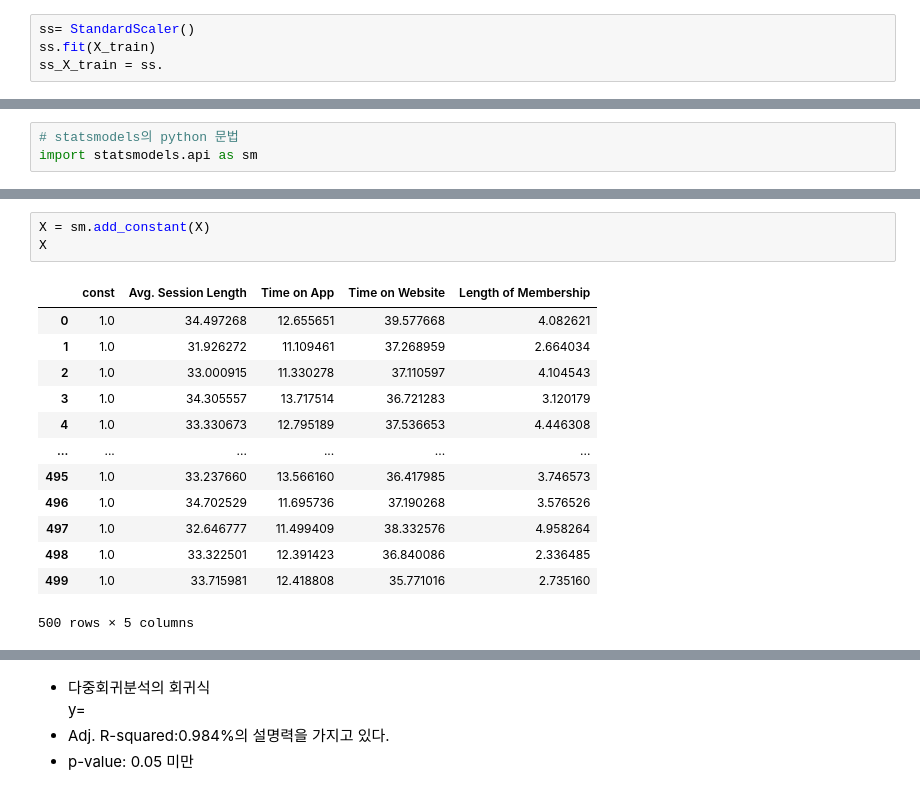
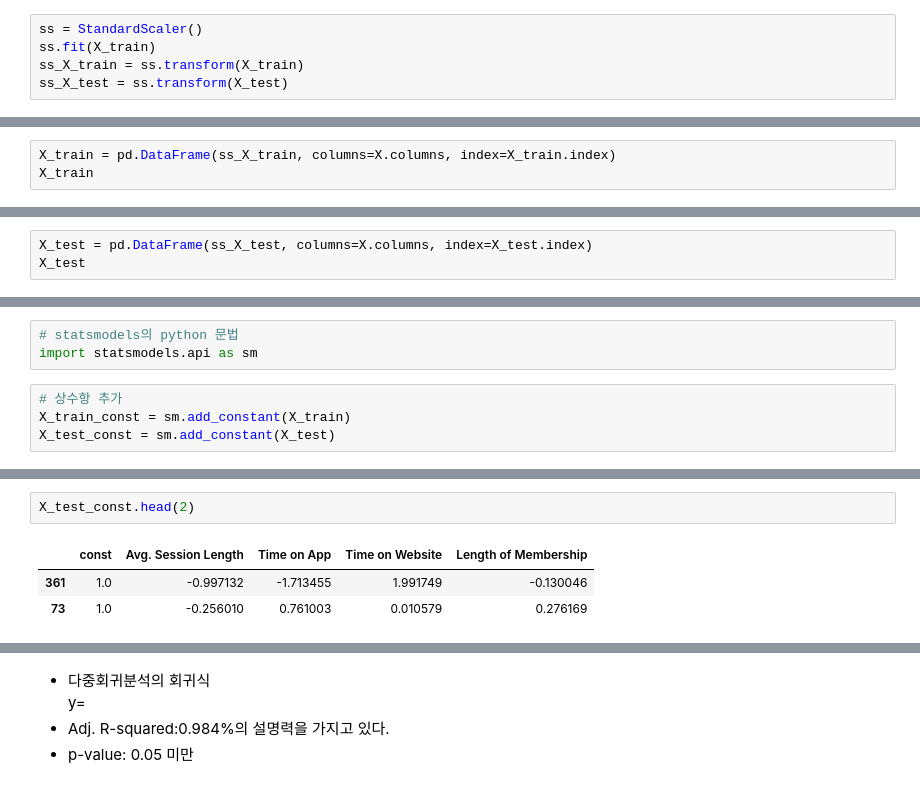
Before and after one commit to hyun111111/fintech_service_2nd, a Jupyter notebook: 05machine_learning/16지도학습_다중회귀분석_고객별연간지출액예측.ipynb, the cells around one changed output, grey strips where cells are left out. Cells and saved outputs as stored; diff of their text form.

```diff
--- a/05machine_learning/16지도학습_다중회귀분석_고객별연간지출액예측.ipynb
+++ b/05machine_learning/16지도학습_다중회귀분석_고객별연간지출액예측.ipynb
@@ -227,6 +238,7 @@ X_train, X_test, y_train, y_test = train_test_split(X,y, test_size=0.2, random_s
 # %%
 from sklearn.preprocessing import StandardScaler
 # %%
-ss= StandardScaler()
+ss = StandardScaler()
 ss.fit(X_train)
-ss_X_train = ss.
+ss_X_train = ss.transform(X_train)
+ss_X_test = ss.transform(X_test)
@@ -232,0 +251,3 @@ ss_X_train = ss.
+# %%
+X_train = pd.DataFrame(ss_X_train, columns=X.columns, index=X_train.index)
+X_train
@@ -232,0 +268,3 @@ ss_X_train = ss.
+# %%
+X_test = pd.DataFrame(ss_X_test, columns=X.columns, index=X_test.index)
+X_test
@@ -235,4 +287,8 @@ ss_X_train = ss.
 # %%
 # statsmodels의 python 문법
 import statsmodels.api as sm
+# %%
+# 상수항 추가
+X_train_const = sm.add_constant(X_train)
+X_test_const = sm.add_constant(X_test)
 # %%
@@ -244,17 +300,6 @@ Axes(0.125,0.11;0.775x0.77)
 # %%
-X = sm.add_constant(X)
-X
+X_test_const.head(2)
 # %% [output]
 |  | const | Avg. Session Length | Time on App | Time on Website | Length of Membership |
-| 0 | 1.0 | 34.497268 | 12.655651 | 39.577668 | 4.082621 |
-| 1 | 1.0 | 31.926272 | 11.109461 | 37.268959 | 2.664034 |
-| 2 | 1.0 | 33.000915 | 11.330278 | 37.110597 | 4.104543 |
-| 3 | 1.0 | 34.305557 | 13.717514 | 36.721283 | 3.120179 |
-| 4 | 1.0 | 33.330673 | 12.795189 | 37.536653 | 4.446308 |
-| ... | ... | ... | ... | ... | ... |
-| 495 | 1.0 | 33.237660 | 13.566160 | 36.417985 | 3.746573 |
-| 496 | 1.0 | 34.702529 | 11.695736 | 37.190268 | 3.576526 |
-| 497 | 1.0 | 32.646777 | 11.499409 | 38.332576 | 4.958264 |
-| 498 | 1.0 | 33.322501 | 12.391423 | 36.840086 | 2.336485 |
-| 499 | 1.0 | 33.715981 | 12.418808 | 35.771016 | 2.735160 |
+| 361 | 1.0 | -0.997132 | -1.713455 | 1.991749 | -0.130046 |
+| 73 | 1.0 | -0.256010 | 0.761003 | 0.010579 | 0.276169 |
-500 rows × 5 columns
```
Also changed, not shown: parts of 37 cells of this notebook, 9 other files.
